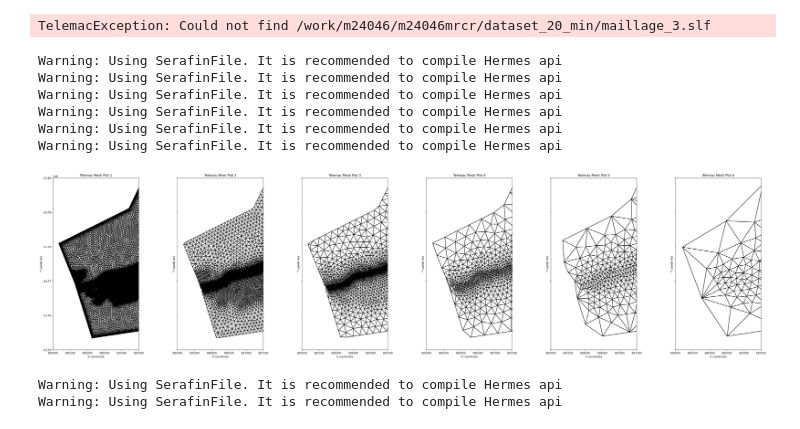
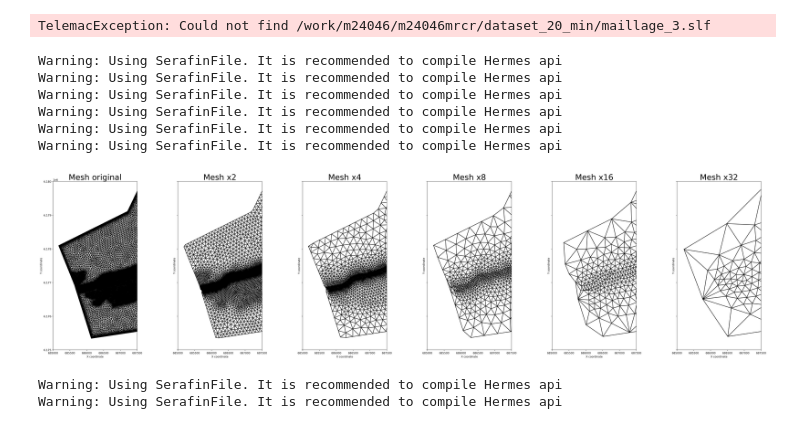
Before and after one commit to vmerc/gnn_modulus_test, a Jupyter notebook: jupyter/test_creation_multimesh.ipynb, the cells around one changed output. Cells and saved outputs as stored; diff of their text form; code cells hidden in the pictures.

```diff
--- a/jupyter/test_creation_multimesh.ipynb
+++ b/jupyter/test_creation_multimesh.ipynb
@@ -103,6 +103,8 @@ mesh_list = [
     '/work/m24046/m24046mrcr/results_data_30min_35_70_maillagex16/Mesh16_corrige.slf',
     '/work/m24046/m24046mrcr/results_data_30min_35_70_maillagex32/Mesh32.slf'
 ]
+
+title = ['original','x2','x4','x8','x16','x32']
 
 # Determine the number of plots (columns)
 num_meshes = len(mesh_list)
@@ -118,35 +120,35 @@ for i, mesh_path in enumerate(mesh_list):
     X, triangles = add_mesh_info(res_mesh)
 
     # Extract x and y coordinates
     x = X[:, 0]
     y = X[:, 1]
 
     # Create the triangulation object
     triangulation = tri.Triangulation(x, y, triangles)
 
     # Plot the mesh in the corresponding subplot
     ax = axes[i]
     ax.triplot(triangulation, color='k')
-    ax.set_title(f"Telemac Mesh Plot {i + 1}")
+    ax.set_title(f"Mesh {title[i]}", fontsize=30)
     ax.set_xlabel("X coordinate")
     ax.set_ylabel("Y coordinate")
     ax.set_xlim(685000, 687500)
     ax.set_ylim(6175000, 6180000)
     ax.set_aspect('equal')  # Ensure equal scaling of x and y axes
 
 # Adjust layout to prevent overlap
 plt.tight_layout()
 
 # Show the plot
 plt.show()
 # %% [output]
 Warning: Using SerafinFile. It is recommended to compile Hermes api
 Warning: Using SerafinFile. It is recommended to compile Hermes api
 Warning: Using SerafinFile. It is recommended to compile Hermes api
 Warning: Using SerafinFile. It is recommended to compile Hermes api
 Warning: Using SerafinFile. It is recommended to compile Hermes api
 Warning: Using SerafinFile. It is recommended to compile Hermes api
-[figure, old version]
+[figure, new version]
 # %%
 from scipy.spatial import KDTree
 from python.create_dgl_dataset import get_dgl_graph,get_static_node_features
```
Also changed, not shown: 6 other files.
